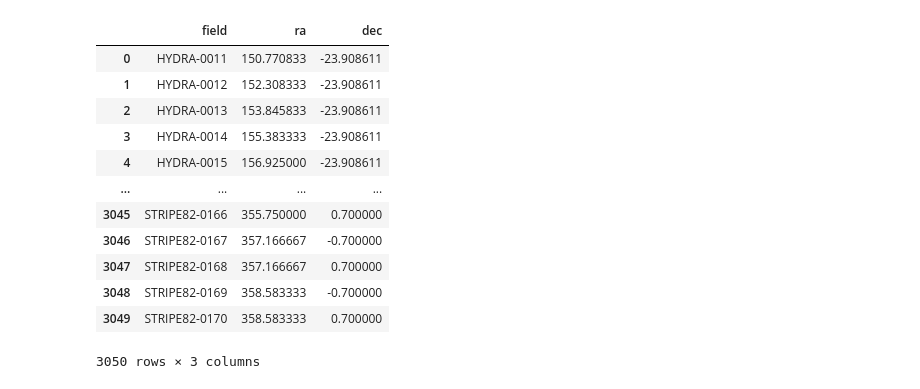
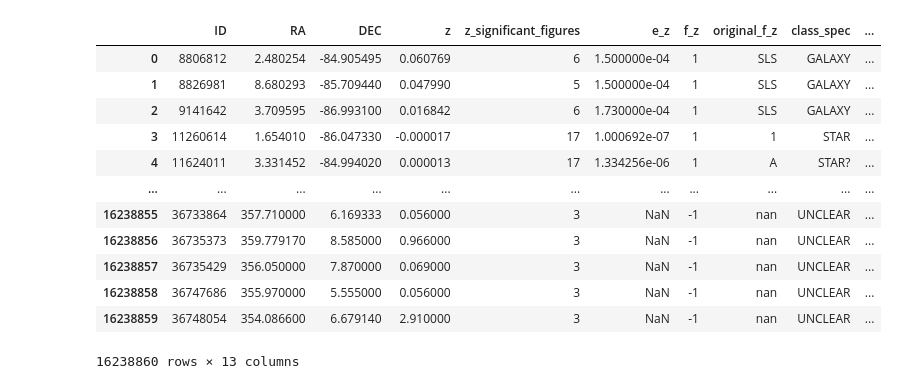
Before and after one commit to Schwarzam/projetoFM, a Jupyter notebook: datasets.ipynb, the cells around one changed output. Cells and saved outputs as stored; diff of their text form; code cells hidden in the pictures.

```diff
--- a/datasets.ipynb
+++ b/datasets.ipynb
@@ -21,22 +5,16 @@ dr6_splus
-# %%
-/home/astrodados/gaia_dr3/GaiaSource_463472-463488.csv.gz
-
-/home/astrodados3/splus/idr6/SPLUS-s02s01/SPLUS-s02s01_F378.fits.fz
-
-/home/astrodados4/downloads/desi_spectra/25861/20220124/coadd-0-25861-thru20220124.fits
-
-/home/astrodados3/dados/ztf22/dataset/Norder=2/Dir=0/Npix=137.parquet
-# %% [output]
-|  | field | ra | dec |
-| 0 | HYDRA-0011 | 150.770833 | -23.908611 |
-| 1 | HYDRA-0012 | 152.308333 | -23.908611 |
-| 2 | HYDRA-0013 | 153.845833 | -23.908611 |
-| 3 | HYDRA-0014 | 155.383333 | -23.908611 |
-| 4 | HYDRA-0015 | 156.925000 | -23.908611 |
-| ... | ... | ... | ... |
-| 3045 | STRIPE82-0166 | 355.750000 | 0.700000 |
-| 3046 | STRIPE82-0167 | 357.166667 | -0.700000 |
-| 3047 | STRIPE82-0168 | 357.166667 | 0.700000 |
-| 3048 | STRIPE82-0169 | 358.583333 | -0.700000 |
-| 3049 | STRIPE82-0170 | 358.583333 | 0.700000 |
-3050 rows × 3 columns
+# %%
+pd.read_parquet("/home/astrodados3/dados/specz_erik/specz_compilation_20250327.parquet")
+# %% [output]
+|  | ID | RA | DEC | z | z_significant_figures | e_z | f_z | original_f_z | class_spec | ... |
+| 0 | 8806812 | 2.480254 | -84.905495 | 0.060769 | 6 | 1.500000e-04 | 1 | SLS | GALAXY | ... |
+| 1 | 8826981 | 8.680293 | -85.709440 | 0.047990 | 5 | 1.500000e-04 | 1 | SLS | GALAXY | ... |
+| 2 | 9141642 | 3.709595 | -86.993100 | 0.016842 | 6 | 1.730000e-04 | 1 | SLS | GALAXY | ... |
+| 3 | 11260614 | 1.654010 | -86.047330 | -0.000017 | 17 | 1.000692e-07 | 1 | 1 | STAR | ... |
+| 4 | 11624011 | 3.331452 | -84.994020 | 0.000013 | 17 | 1.334256e-06 | 1 | A | STAR? | ... |
+| ... | ... | ... | ... | ... | ... | ... | ... | ... | ... | ... |
+| 16238855 | 36733864 | 357.710000 | 6.169333 | 0.056000 | 3 | NaN | -1 | nan | UNCLEAR | ... |
+| 16238856 | 36735373 | 359.779170 | 8.585000 | 0.966000 | 3 | NaN | -1 | nan | UNCLEAR | ... |
+| 16238857 | 36735429 | 356.050000 | 7.870000 | 0.069000 | 3 | NaN | -1 | nan | UNCLEAR | ... |
+| 16238858 | 36747686 | 355.970000 | 5.555000 | 0.056000 | 3 | NaN | -1 | nan | UNCLEAR | ... |
+| 16238859 | 36748054 | 354.086600 | 6.679140 | 2.910000 | 3 | NaN | -1 | nan | UNCLEAR | ... |
+16238860 rows × 13 columns
```
Also changed, not shown: parts of 12 cells of this notebook, 1 other file.
